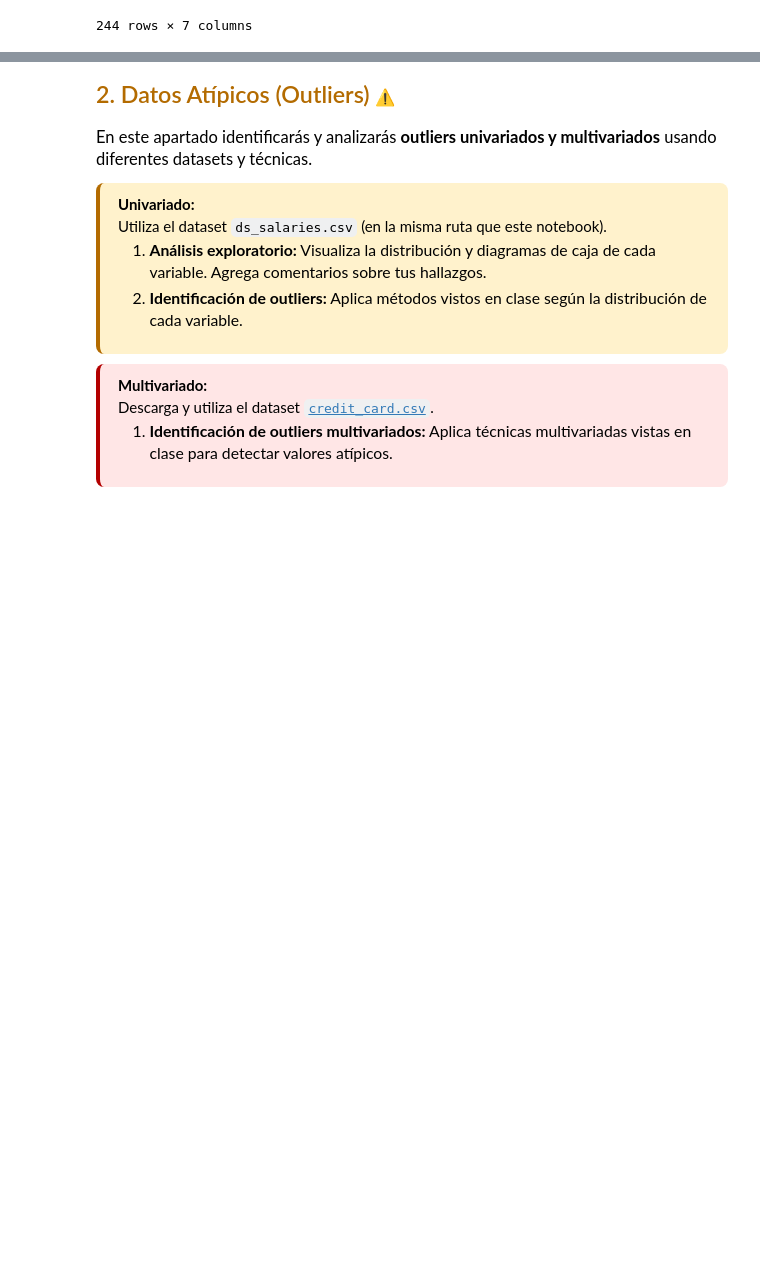
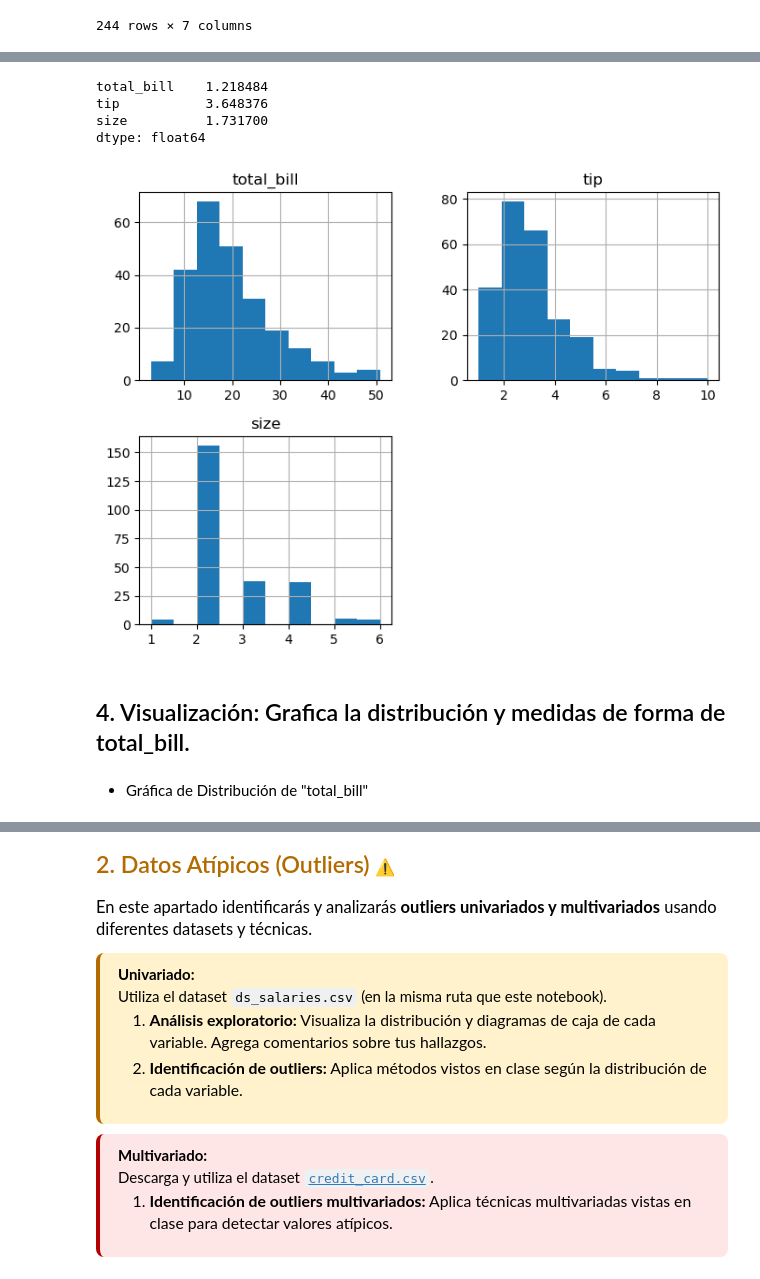
Before and after one commit to GabiRmz2025/MGRC_Herramientas_Aplicaciones_IA_2025, a Jupyter notebook: Modulo1/Actividad_2/Actividad2_IdentificacionDatos.ipynb, the cells around one changed output, grey strips where cells are left out. Cells and saved outputs as stored; diff of their text form; code cells hidden in the pictures; blank space fills up the shorter version.

```diff
--- a/Modulo1/Actividad_2/Actividad2_IdentificacionDatos.ipynb
+++ b/Modulo1/Actividad_2/Actividad2_IdentificacionDatos.ipynb
@@ -81,0 +158,2 @@ df_cat_countries = hia(df_countries)
+# %%
+df_kurt = hia(df_tips)
@@ -81,0 +176,15 @@ df_cat_countries = hia(df_countries)
+# %%
+df_kurt.data_cuantitativos.kurt()
+# %% [output]
+total_bill    1.218484
+tip           3.648376
+size          1.731700
+dtype: float64
+# %%
+df_kurt.data_cuantitativos.hist(figsize=(8,6));
+# %% [output]
+[figure, added]
+# %% [markdown]
+## 4. Visualización: Grafica la distribución y medidas de forma de total_bill.
+# %% [markdown]
+* Gráfica de Distribución de "total_bill"
```
Also changed, not shown: parts of 40 cells of this notebook, 3 other files.
